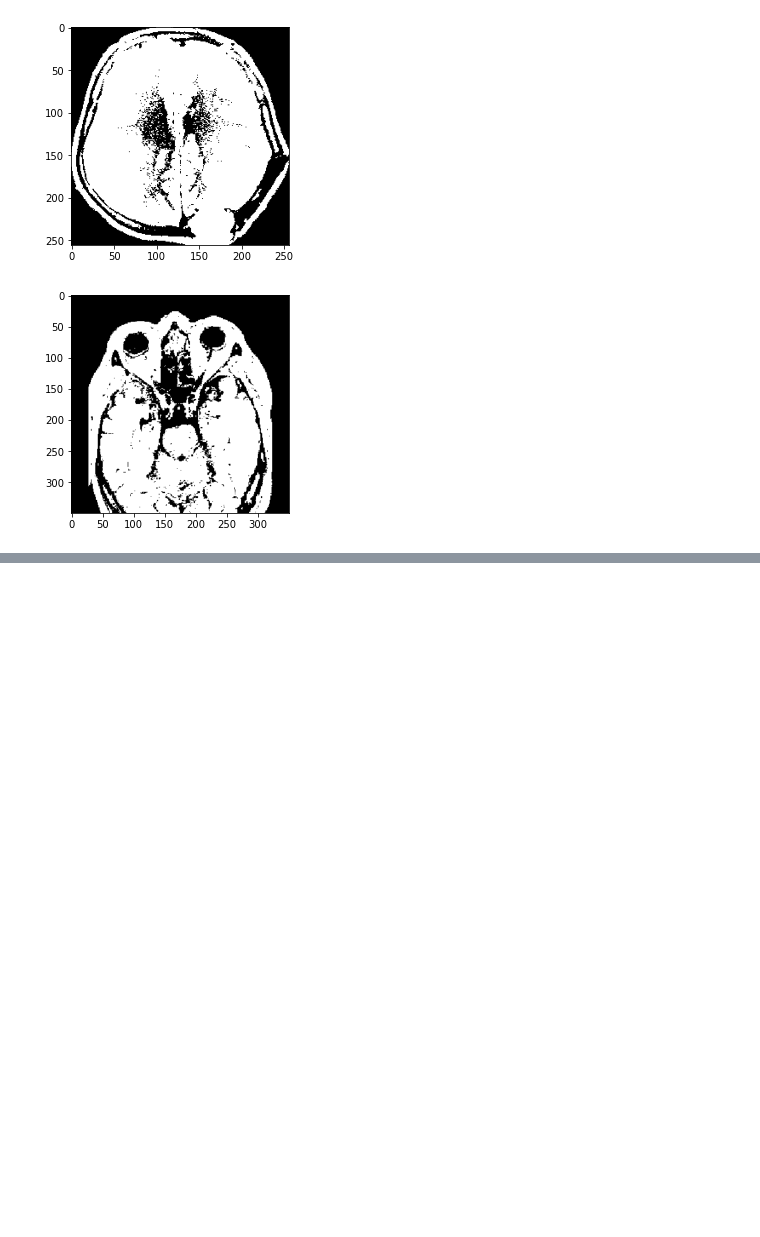
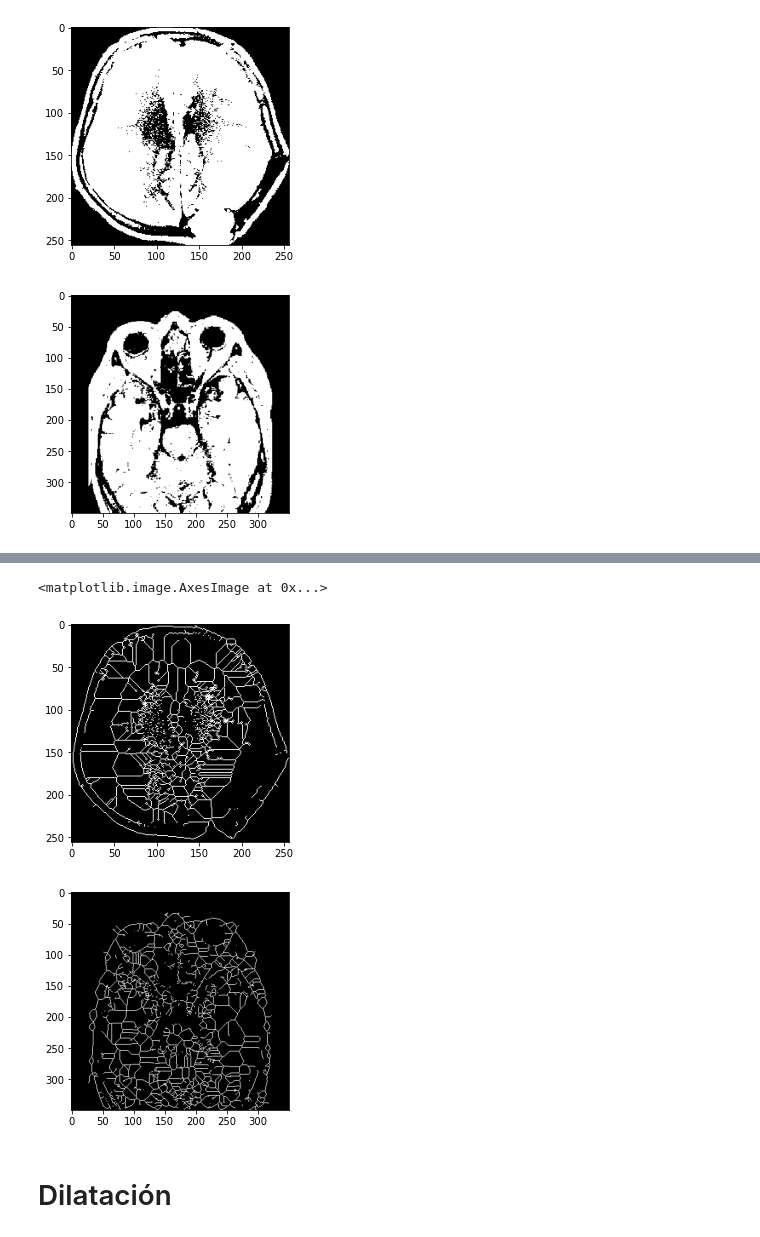
Before and after one commit to briansaiz/tenicas-ia-opencv, a Jupyter notebook: Tecnicas de IA/Taller 3/Taller 3.ipynb, the cells around one changed output, grey strips where cells are left out. Saved outputs shown, nothing was run; the diff lists cells and outputs as text; code cells hidden in the pictures; blank space fills up the shorter version.

```diff
--- a/Tecnicas de IA/Taller 3/Taller 3.ipynb
+++ b/Tecnicas de IA/Taller 3/Taller 3.ipynb
@@ -54,0 +60,16 @@ plt.imshow(skel, cmap="gray")
+# %%
+from skimage.morphology import thin
+def adelgazamiento(img):
+    return thin(img)
+# %%
+thin_cancer = adelgazamiento(cancer_umbral)
+thin_not_cancer = adelgazamiento(not_cancer_umbral)
+plt.imshow(thin_cancer, cmap="gray")
+plt.figure()
+plt.imshow(thin_not_cancer, cmap="gray")
+# %% [output]
+<matplotlib.image.AxesImage at 0x...>
+[figure, added]
+[figure, added]
+# %% [markdown]
+# Dilatación
```
Also changed, not shown: parts of 9 cells of this notebook.
